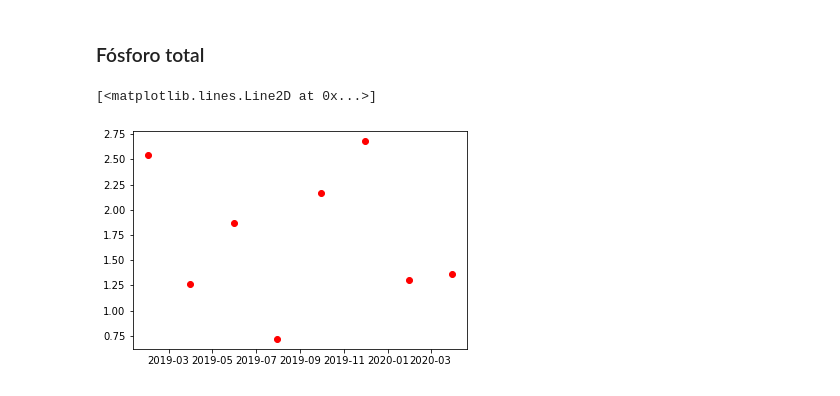
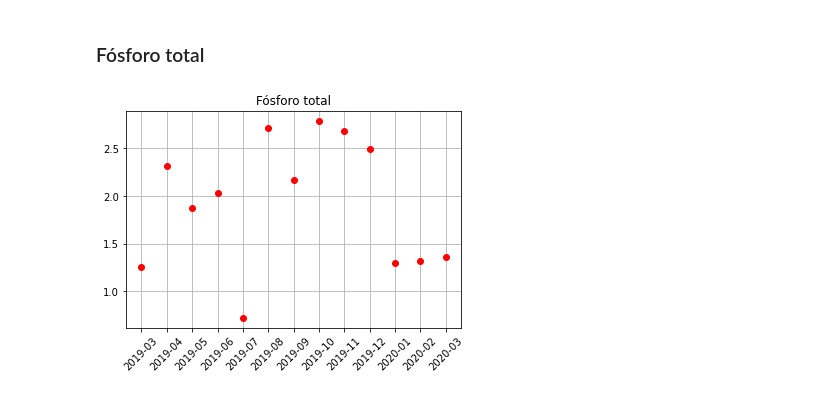
Before and after one commit to NicolasCho/projeto3_qta, a Jupyter notebook: analise/projeto3_graficos.ipynb, the cells around one changed output. Cells and saved outputs as stored; diff of their text form; code cells hidden in the pictures.

```diff
--- a/analise/projeto3_graficos.ipynb
+++ b/analise/projeto3_graficos.ipynb
@@ -276,0 +351,2 @@ df_impares
+# %%
+df_periodo = df_cron.iloc[1: , :]
@@ -276,0 +372,3 @@ df_impares
+# %%
+df_periodo['Data Coleta'] = df_periodo['Data Coleta'].apply(lambda x: x.strftime('%Y-%m'))
+df_periodo.set_index('Data Coleta', inplace=True)
@@ -281,0 +409,4 @@ import matplotlib.dates as mdates
+# %%
+df_periodo.insert(7, "O2 saturacao(%)", [39.75, 14.25, 41.51, 25.54, 85.13, 14.15, 29.31, 29.96, 24.1, 13.88, 48.22, 40.12, 32.51])
+# %%
+df_periodo['Temp afastamento(ºC)'] = df_periodo['Valor temperatura ar(ºC)'] - df_periodo['Valor temperatura(ºC)']
@@ -282,7 +437,10 @@ import matplotlib.dates as mdates
 # %% [markdown]
 ### Fósforo total
 # %%
-plt.plot_date(df_impares.index, df_impares["Valor fosforo(mg/L)"], c = 'red')
+plt.plot_date(df_periodo.index, df_periodo["Valor fosforo(mg/L)"], c = 'red')
+plt.title("Fósforo total")
+plt.xticks(rotation=45)
+plt.grid(True)
+plt.show()
 # %% [output]
-[<matplotlib.lines.Line2D at 0x...>]
-[figure, old version]
+[figure, new version]
```
Also changed, not shown: parts of 66 cells of this notebook, 1 other file.
